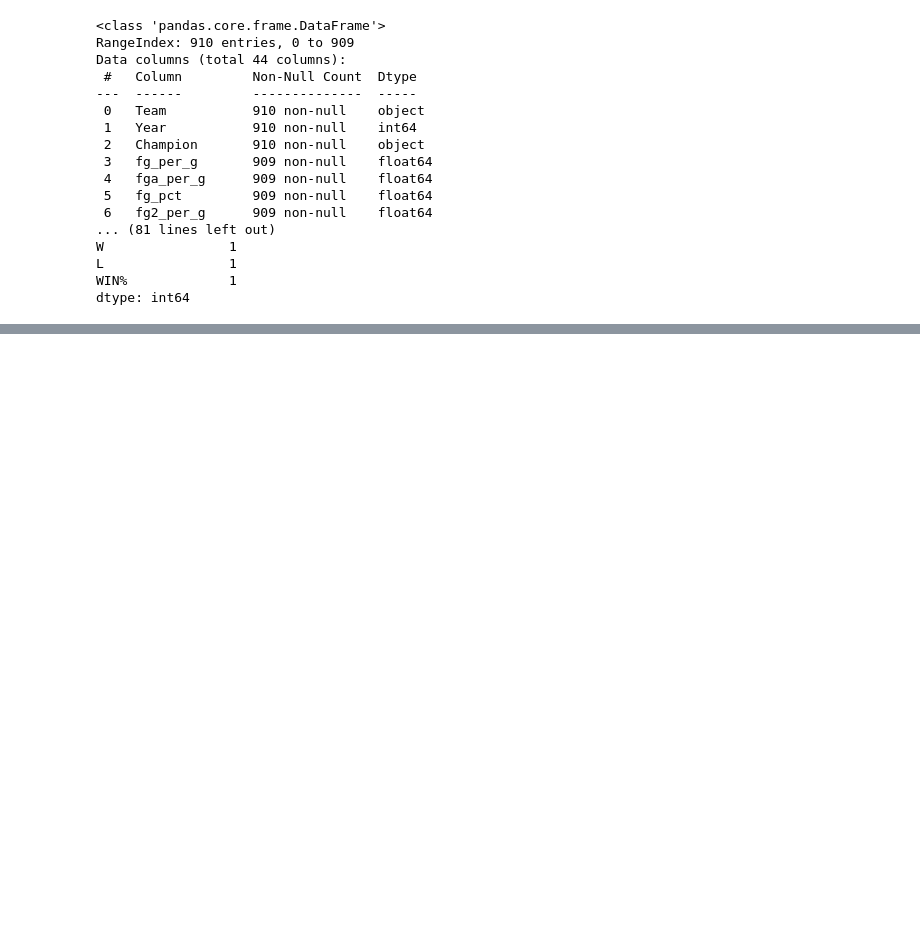
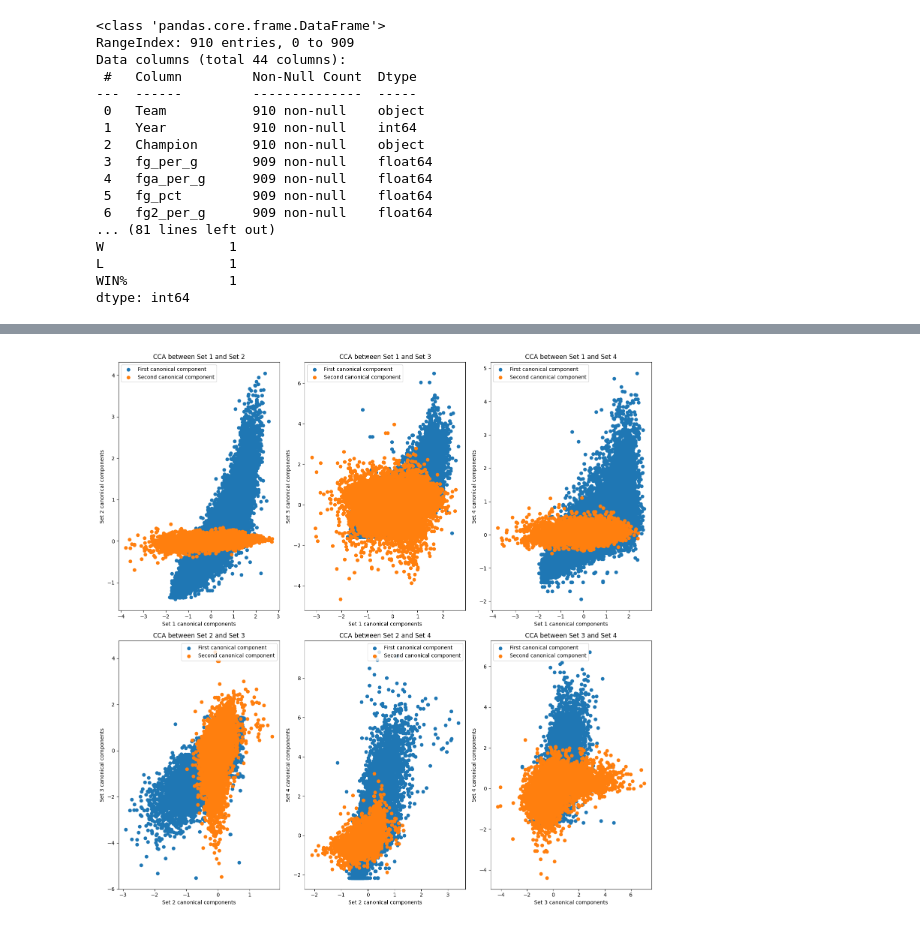
Before and after one commit to Luklr/BDM-TP-Final-2024, a Jupyter notebook: EDA.ipynb, the cells around one changed output, grey strips where cells are left out. Drawn from its saved outputs; the diff is of its cells as text; code cells hidden in the pictures; blank space fills up the shorter version.

```diff
--- a/EDA.ipynb
+++ b/EDA.ipynb
@@ -66,0 +124,90 @@ dtype: int64
+# %%
+set1 = players_df[['G','GS','MP']]
+set2 = players_df[['PTS', 'FG', 'FGA', '2P', '2PA', 'FT', 'FTA']]
+set3 = players_df[['AST', 'TOV']]
+set4 = players_df[['TRB', 'ORB', 'DRB']]
+
+scaler = StandardScaler()
+set1_scaled = scaler.fit_transform(set1)
+set2_scaled = scaler.fit_transform(set2)
+set3_scaled = scaler.fit_transform(set3)
+set4_scaled = scaler.fit_transform(set4)
+
+cca12 = CCA(n_components=2)
+set1_c12, set2_c12 = cca12.fit_transform(set1_scaled, set2_scaled)
+
+cca13 = CCA(n_components=2)
+set1_c13, set3_c13 = cca13.fit_transform(set1_scaled, set3_scaled)
+
+cca14 = CCA(n_components=2)
+set1_c14, set4_c14 = cca14.fit_transform(set1_scaled, set4_scaled)
+
+cca23 = CCA(n_components=2)
+set2_c23, set3_c23 = cca23.fit_transform(set2_scaled, set3_scaled)
+
+cca24 = CCA(n_components=2)
+set2_c24, set4_c24 = cca24.fit_transform(set2_scaled, set4_scaled)
+
+cca34 = CCA(n_components=2)
+set3_c34, set4_c34 = cca34.fit_transform(set3_scaled, set4_scaled)
+
+plt.figure(figsize=(15, 15))
+
+# CCA Set 1 - Set 2
+plt.subplot(2, 3, 1)
+plt.scatter(set1_c12[:, 0], set2_c12[:, 0], label='First canonical component')
+plt.scatter(set1_c12[:, 1], set2_c12[:, 1], label='Second canonical component')
+plt.xlabel('Set 1 canonical components')
+plt.ylabel('Set 2 canonical components')
+plt.legend()
+plt.title('CCA between Set 1 and Set 2')
+
+# CCA Set 1 - Set 3
+plt.subplot(2, 3, 2)
+plt.scatter(set1_c13[:, 0], set3_c13[:, 0], label='First canonical component')
+plt.scatter(set1_c13[:, 1], set3_c13[:, 1], label='Second canonical component')
+plt.xlabel('Set 1 canonical components')
+plt.ylabel('Set 3 canonical components')
+plt.legend()
+plt.title('CCA between Set 1 and Set 3')
+
+# CCA Set 1 - Set 4
+plt.subplot(2, 3, 3)
+plt.scatter(set1_c14[:, 0], set4_c14[:, 0], label='First canonical component')
+plt.scatter(set1_c14[:, 1], set4_c14[:, 1], label='Second canonical component')
+plt.xlabel('Set 1 canonical components')
+plt.ylabel('Set 4 canonical components')
+plt.legend()
+plt.title('CCA between Set 1 and Set 4')
+
+# CCA Set 2 - Set 3
+plt.subplot(2, 3, 4)
+plt.scatter(set2_c23[:, 0], set3_c23[:, 0], label='First canonical component')
+plt.scatter(set2_c23[:, 1], set3_c23[:, 1], label='Second canonical component')
+plt.xlabel('Set 2 canonical components')
+plt.ylabel('Set 3 canonical components')
+plt.legend()
+plt.title('CCA between Set 2 and Set 3')
+
+# CCA Set 2 - Set 4
+plt.subplot(2, 3, 5)
+plt.scatter(set2_c24[:, 0], set4_c24[:, 0], label='First canonical component')
+plt.scatter(set2_c24[:, 1], set4_c24[:, 1], label='Second canonical component')
+plt.xlabel('Set 2 canonical components')
+plt.ylabel('Set 4 canonical components')
+plt.legend()
+plt.title('CCA between Set 2 and Set 4')
+
+# CCA Set 3 - Set 4
+plt.subplot(2, 3, 6)
+plt.scatter(set3_c34[:, 0], set4_c34[:, 0], label='First canonical component')
+plt.scatter(set3_c34[:, 1], set4_c34[:, 1], label='Second canonical component')
+plt.xlabel('Set 3 canonical components')
+plt.ylabel('Set 4 canonical components')
+plt.legend()
+plt.title('CCA between Set 3 and Set 4')
+
+plt.tight_layout()
+plt.show()
+# %% [output]
+[figure, added]
```
Also changed, not shown: parts of 12 cells of this notebook, 5 other files.
